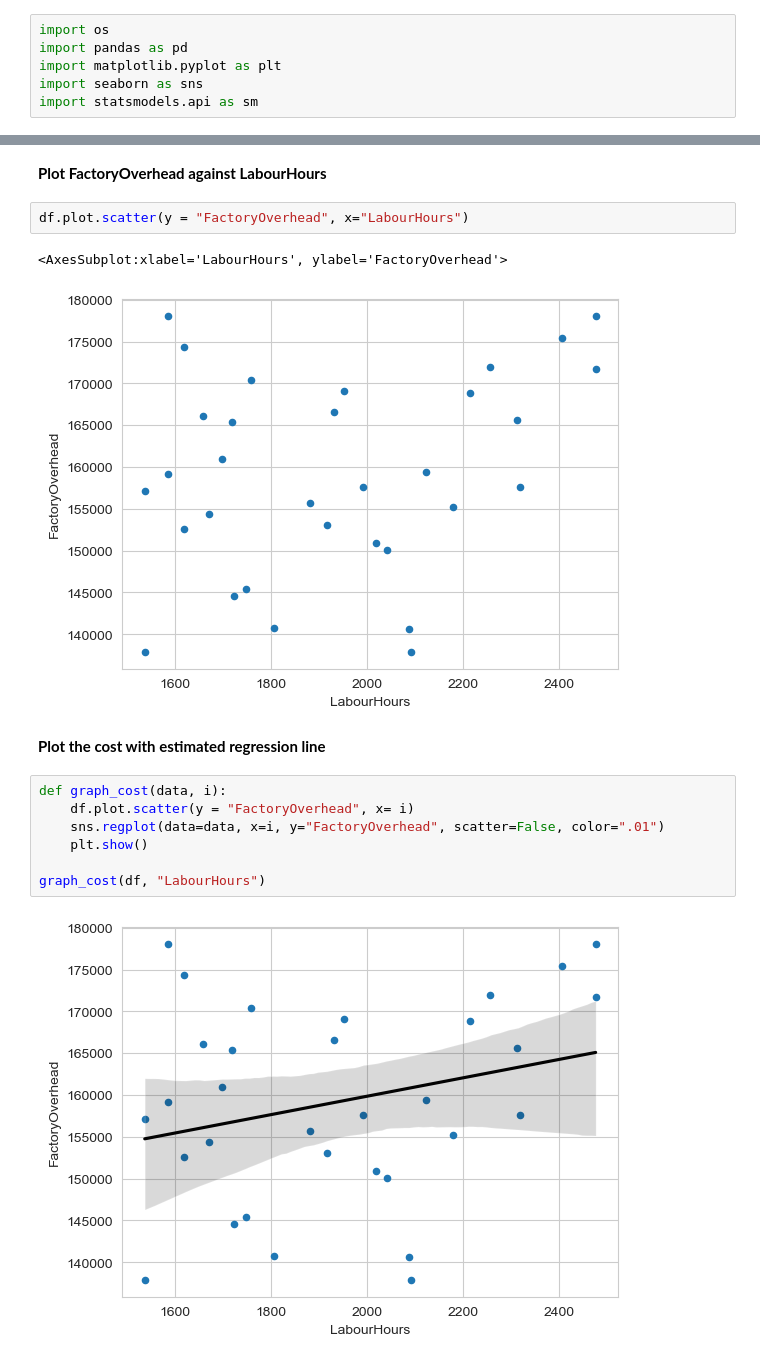
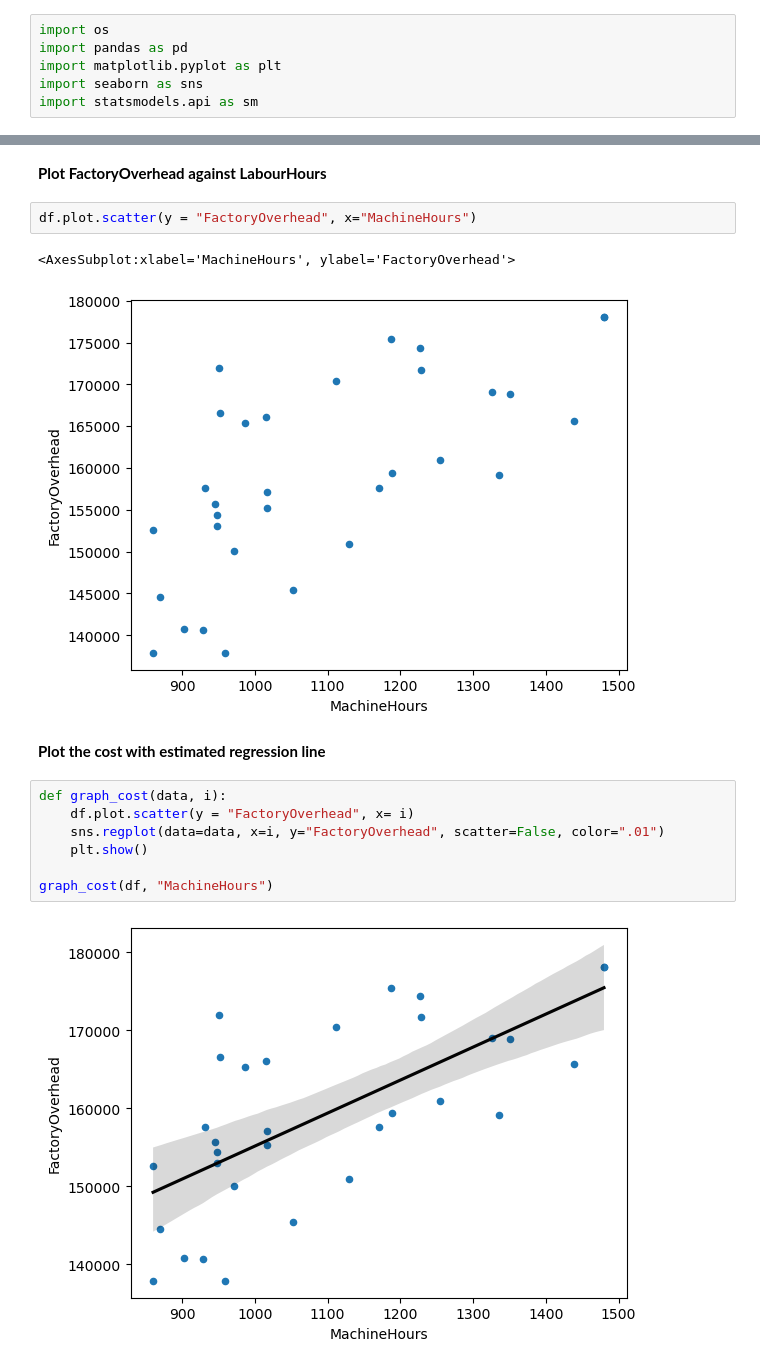
Before and after one commit to blucap/mmpa502, a Jupyter notebook: cost_estimation.ipynb, the cells around one changed output, grey strips where cells are left out. Drawn from its saved outputs; the diff is of its cells as text.

```diff
--- a/cost_estimation.ipynb
+++ b/cost_estimation.ipynb
@@ -30,18 +30,18 @@ df.sample(15)
-# %% [markdown]
-**Plot FactoryOverhead against  LabourHours**
+# %% [markdown]
+**Plot FactoryOverhead against  LabourHours**
 # %%
-df.plot.scatter(y = "FactoryOverhead", x="LabourHours")
+df.plot.scatter(y = "FactoryOverhead", x="MachineHours")
 # %% [output]
-<AxesSubplot:xlabel='LabourHours', ylabel='FactoryOverhead'>
+<AxesSubplot:xlabel='MachineHours', ylabel='FactoryOverhead'>
-[figure, old version]
+[figure, new version]
-# %% [markdown]
-**Plot the cost with estimated regression line**
+# %% [markdown]
+**Plot the cost with estimated regression line**
 # %%
 def graph_cost(data, i):
     df.plot.scatter(y = "FactoryOverhead", x= i)
     sns.regplot(data=data, x=i, y="FactoryOverhead", scatter=False, color=".01")
     plt.show()
 
-graph_cost(df, "LabourHours")
+graph_cost(df, "MachineHours")
 # %% [output]
-[figure, old version]
+[figure, new version]
```
Also changed, not shown: parts of 14 cells of this notebook, 1 other file.
